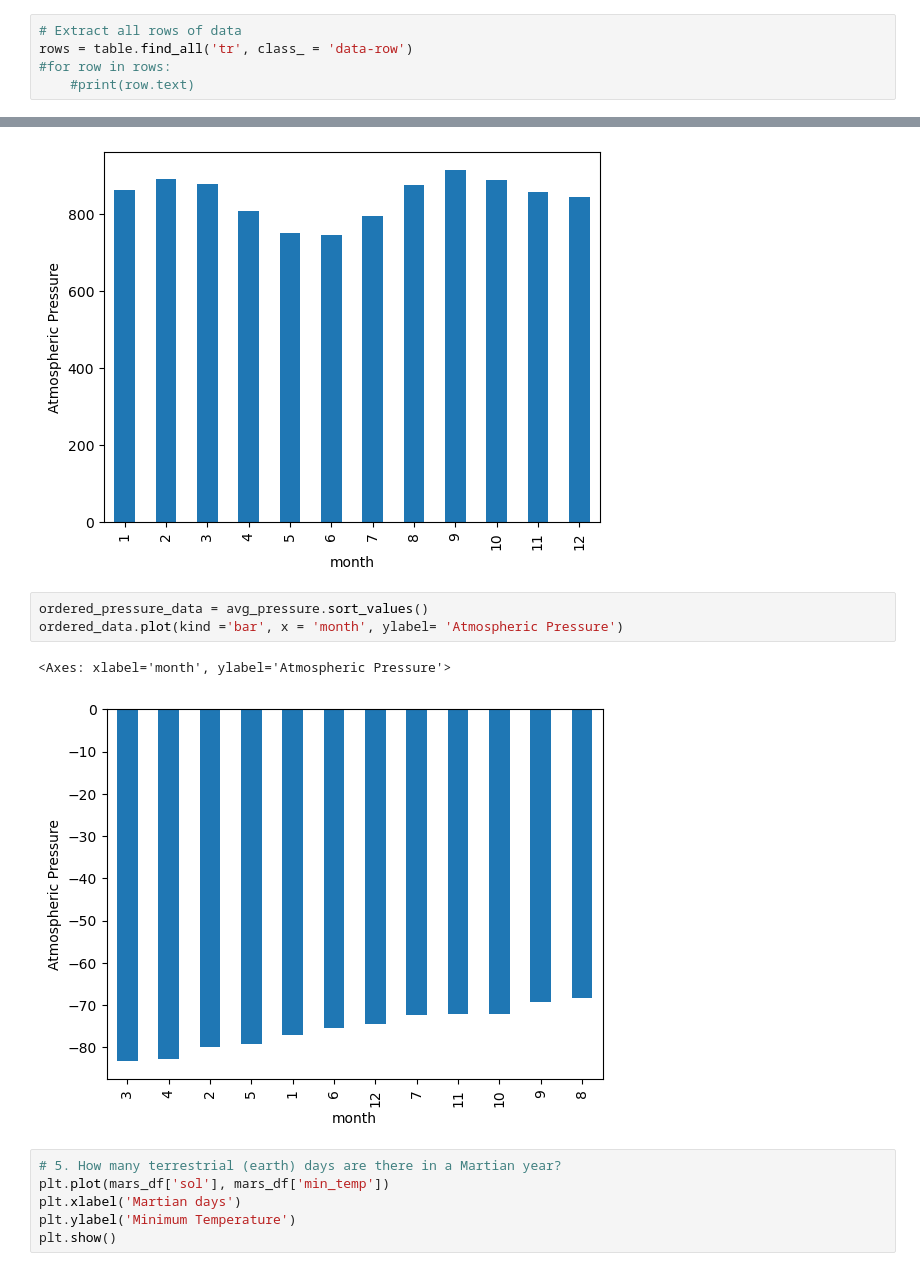
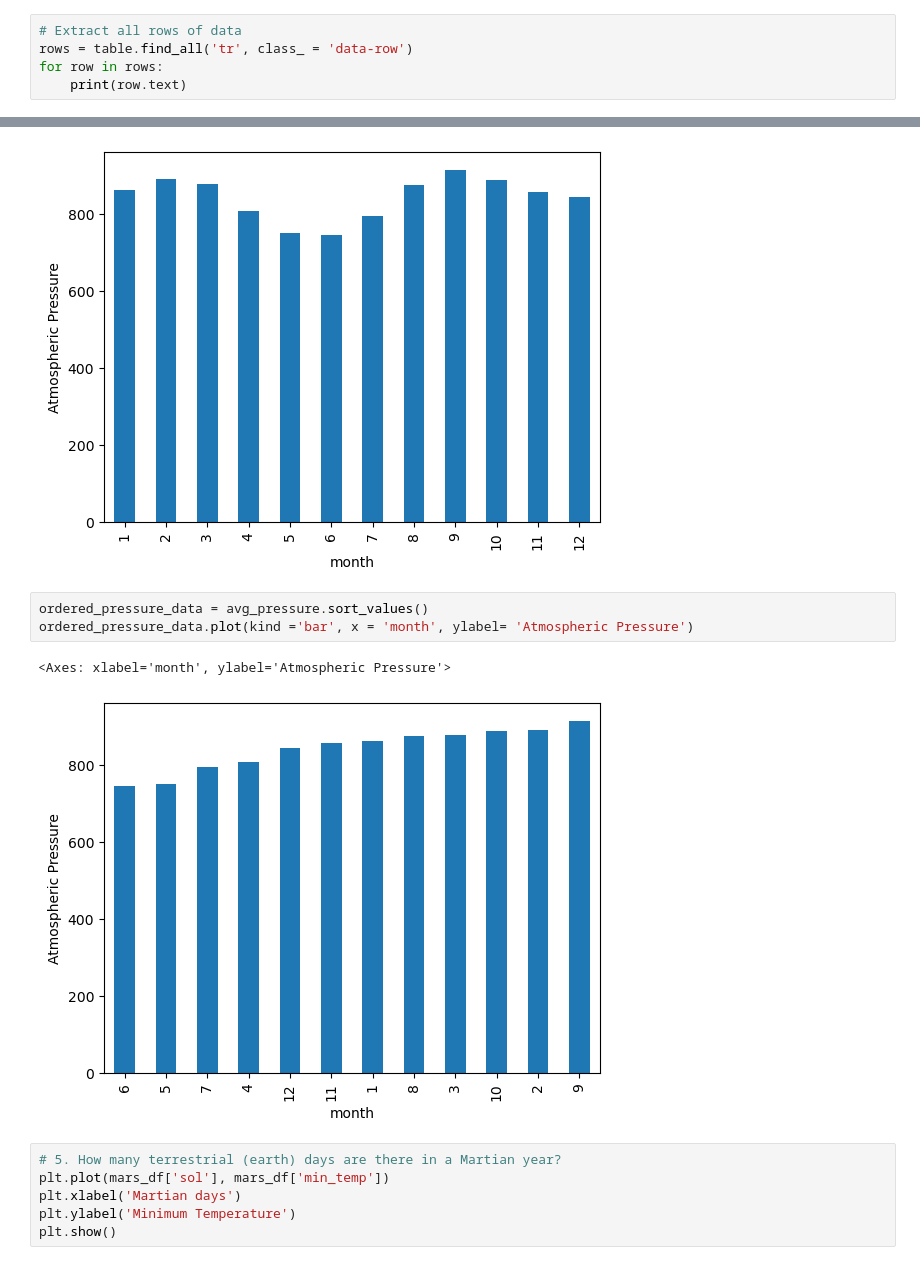
Before and after one commit to bhartikaushal/web_scraping_mars_data_analysis, a Jupyter notebook: part_2_mars_weather.ipynb, the cells around one changed output, grey strips where cells are left out. Drawn from its saved outputs; the diff is of its cells as text.

Commit message:
changed the pressure graph

```diff
--- a/part_2_mars_weather.ipynb
+++ b/part_2_mars_weather.ipynb
@@ -34,8 +34,8 @@ table = soup.find('table', class_='table')
 # %%
 # Extract all rows of data
 rows = table.find_all('tr', class_ = 'data-row')
-#for row in rows:
-    #print(row.text)
+for row in rows:
+    print(row.text)
 # %% [markdown]
 ### Step 3: Store the Data
 
@@ -246,10 +246,10 @@ avg_pressure.plot(kind ='bar', x = 'month', ylabel= 'Atmospheric Pressure')
 [figure]
 # %%
 ordered_pressure_data = avg_pressure.sort_values()
-ordered_data.plot(kind ='bar', x = 'month', ylabel= 'Atmospheric Pressure')
+ordered_pressure_data.plot(kind ='bar', x = 'month', ylabel= 'Atmospheric Pressure')
 # %% [output]
 <Axes: xlabel='month', ylabel='Atmospheric Pressure'>
-[figure, old version]
+[figure, new version]
 # %%
 # 5. How many terrestrial (earth) days are there in a Martian year?
 plt.plot(mars_df['sol'], mars_df['min_temp'])
```
